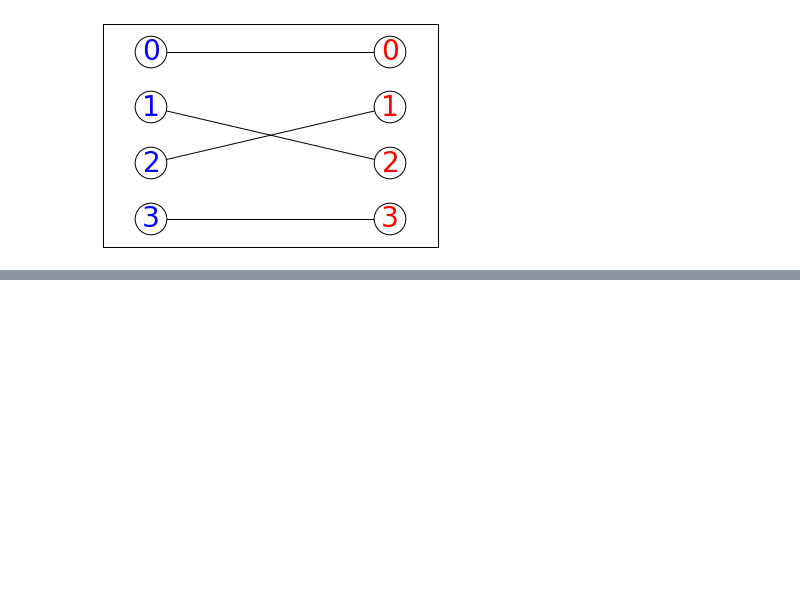
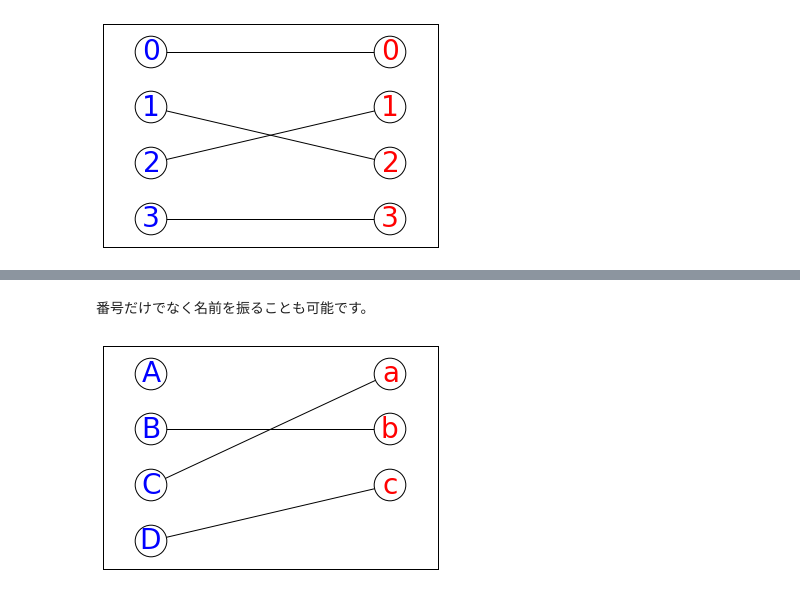
Before and after one commit to kira26/Matching-Market, a Jupyter notebook: marriage.ipynb, the cells around one changed output, grey strips where cells are left out. Saved outputs shown, nothing was run; the diff lists cells and outputs as text; code cells hidden in the pictures; blank space fills up the shorter version.

```diff
--- a/marriage.ipynb
+++ b/marriage.ipynb
@@ -46,0 +47,11 @@ M.graph()
+# %% [markdown]
+番号だけでなく名前を振ることも可能です。
+# %%
+m_name = ["A", "B", "C", "D"]
+f_name = ["a", "b", "c"]
+# %%
+M.set_name(m_name, f_name)
+# %%
+M.graph()
+# %% [output]
+[figure, added]
```
Also changed, not shown: parts of 4 cells of this notebook, 1 other file.
